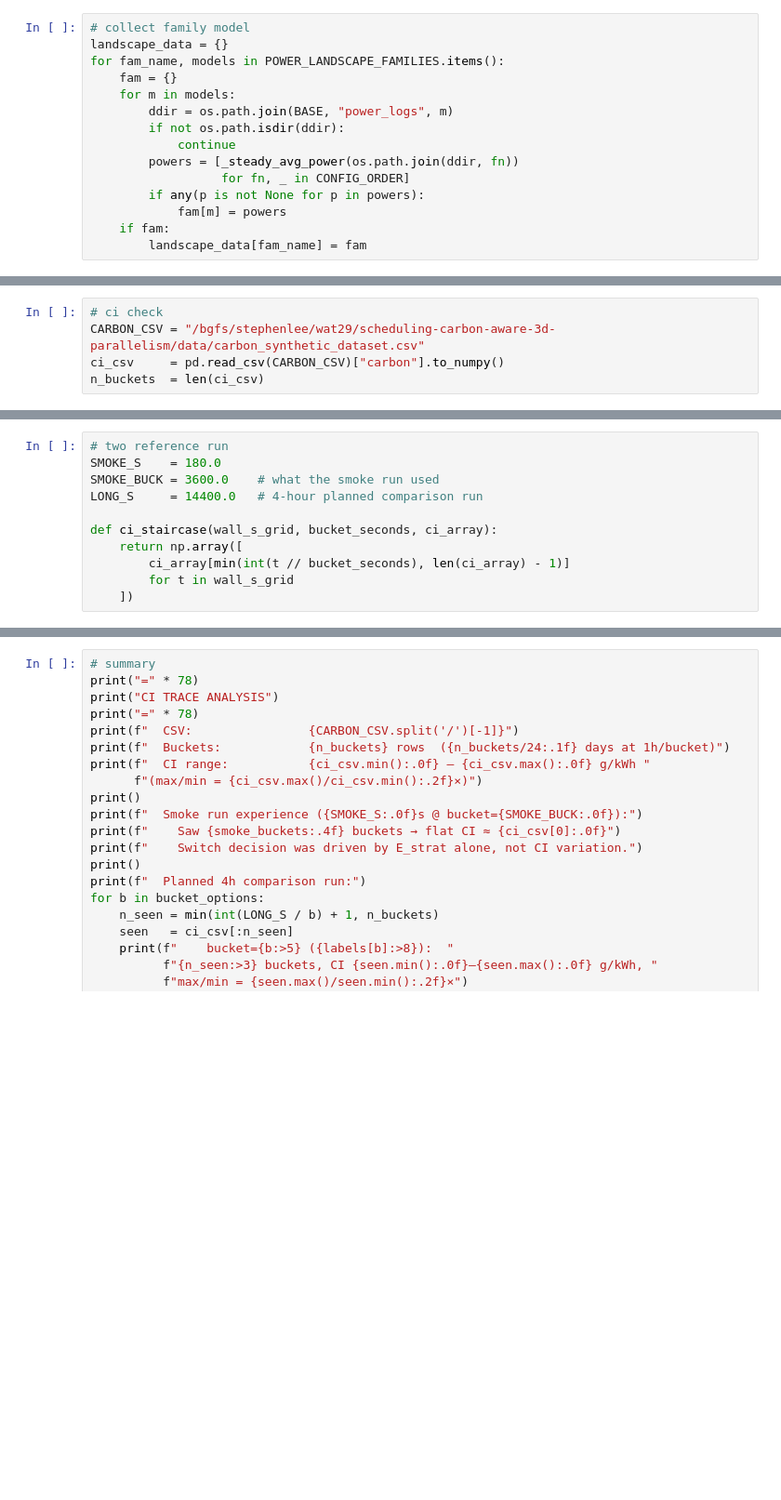
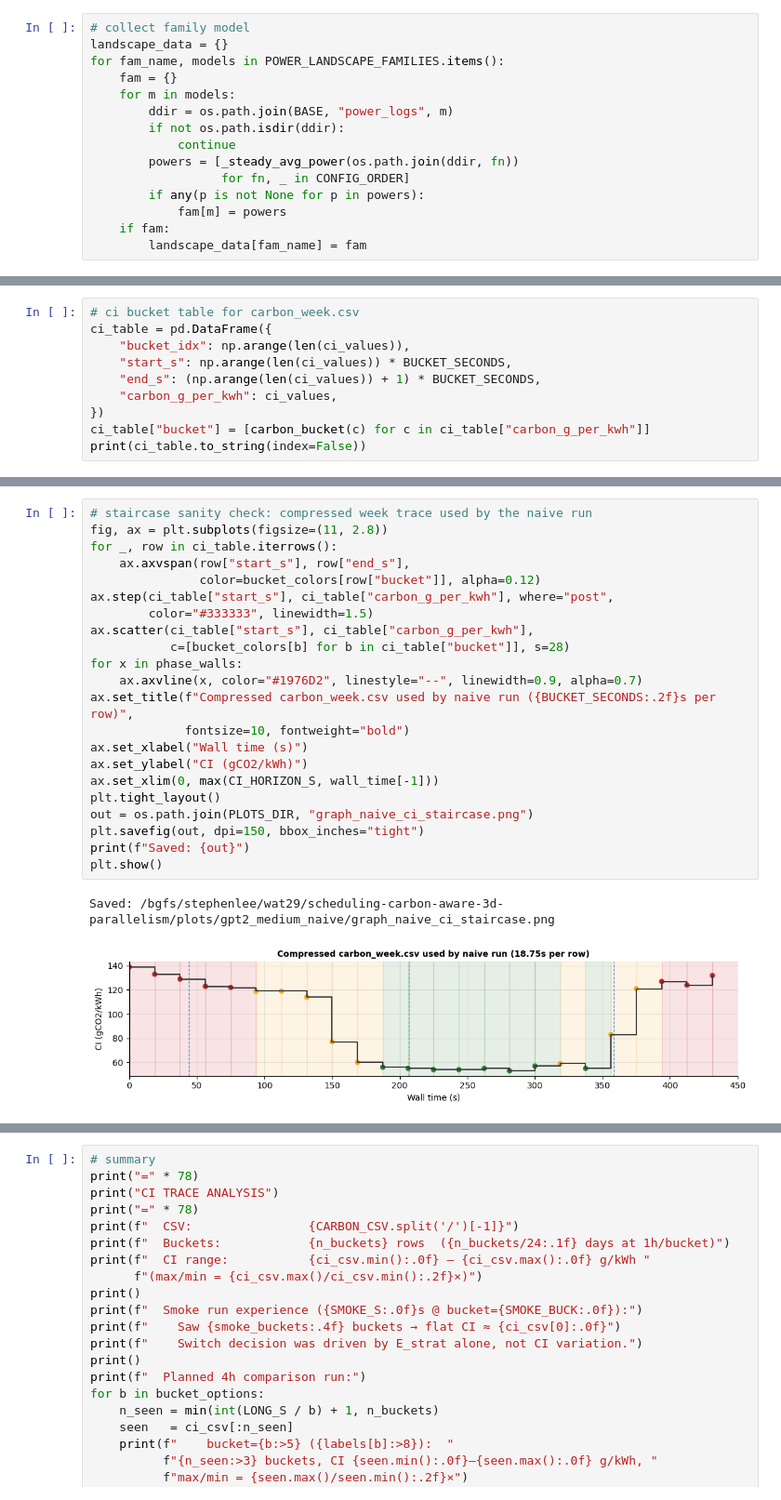
Before and after one commit to Wafik20/scheduling-carbon-aware-3d-parallelism, a Jupyter notebook: visualization.ipynb, the cells around one changed output, grey strips where cells are left out. Shown at 93% size. Cells and saved outputs as stored; diff of their text form; blank space fills up the shorter version.

Commit message:
new naive bucket based scheduler

```diff
--- a/visualization.ipynb
+++ b/visualization.ipynb
@@ -817,5 +1030,10 @@ for p in phases:
 # %%
-# ci check
-CARBON_CSV = "/bgfs/stephenlee/wat29/scheduling-carbon-aware-3d-parallelism/data/carbon_synthetic_dataset.csv"
-ci_csv     = pd.read_csv(CARBON_CSV)["carbon"].to_numpy()
-n_buckets  = len(ci_csv)
+# ci bucket table for carbon_week.csv
+ci_table = pd.DataFrame({
+    "bucket_idx": np.arange(len(ci_values)),
+    "start_s": np.arange(len(ci_values)) * BUCKET_SECONDS,
+    "end_s": (np.arange(len(ci_values)) + 1) * BUCKET_SECONDS,
+    "carbon_g_per_kwh": ci_values,
+})
+ci_table["bucket"] = [carbon_bucket(c) for c in ci_table["carbon_g_per_kwh"]]
+print(ci_table.to_string(index=False))
@@ -822,11 +1058,25 @@ n_buckets  = len(ci_csv)
 # %%
-# two reference run
-SMOKE_S    = 180.0
-SMOKE_BUCK = 3600.0    # what the smoke run used
-LONG_S     = 14400.0   # 4-hour planned comparison run
-
-def ci_staircase(wall_s_grid, bucket_seconds, ci_array):
-    return np.array([
-        ci_array[min(int(t // bucket_seconds), len(ci_array) - 1)]
-        for t in wall_s_grid
-    ])
+# staircase sanity check: compressed week trace used by the naive run
+fig, ax = plt.subplots(figsize=(11, 2.8))
+for _, row in ci_table.iterrows():
+    ax.axvspan(row["start_s"], row["end_s"],
+               color=bucket_colors[row["bucket"]], alpha=0.12)
+ax.step(ci_table["start_s"], ci_table["carbon_g_per_kwh"], where="post",
+        color="#333333", linewidth=1.5)
+ax.scatter(ci_table["start_s"], ci_table["carbon_g_per_kwh"],
+           c=[bucket_colors[b] for b in ci_table["bucket"]], s=28)
+for x in phase_walls:
+    ax.axvline(x, color="#1976D2", linestyle="--", linewidth=0.9, alpha=0.7)
+ax.set_title(f"Compressed carbon_week.csv used by naive run ({BUCKET_SECONDS:.2f}s per row)",
+             fontsize=10, fontweight="bold")
+ax.set_xlabel("Wall time (s)")
+ax.set_ylabel("CI (gCO2/kWh)")
+ax.set_xlim(0, max(CI_HORIZON_S, wall_time[-1]))
+plt.tight_layout()
+out = os.path.join(PLOTS_DIR, "graph_naive_ci_staircase.png")
+plt.savefig(out, dpi=150, bbox_inches="tight")
+print(f"Saved: {out}")
+plt.show()
+# %% [output]
+Saved: /bgfs/stephenlee/wat29/scheduling-carbon-aware-3d-parallelism/plots/gpt2_medium_naive/graph_naive_ci_staircase.png
+[figure, added]
```
Also changed, not shown: parts of 63 cells of this notebook, 14 other files.
